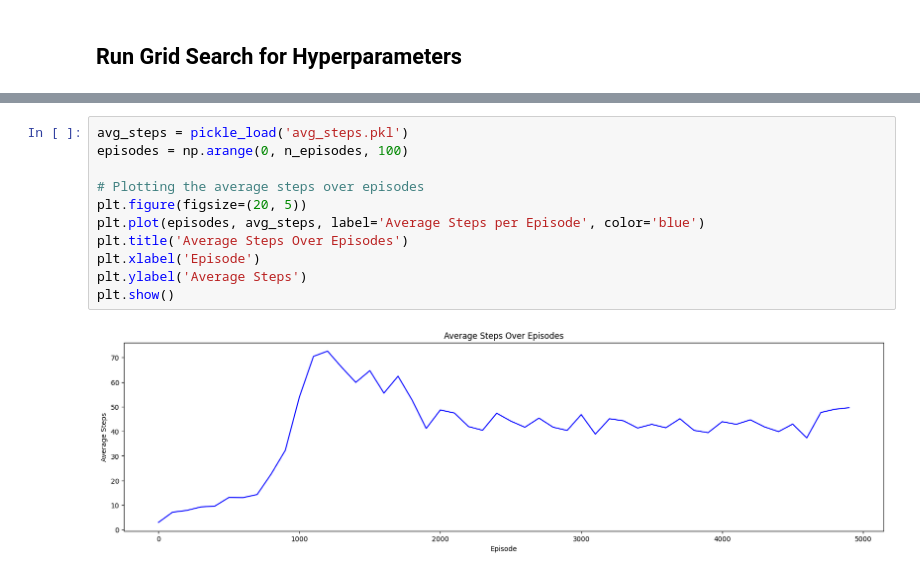
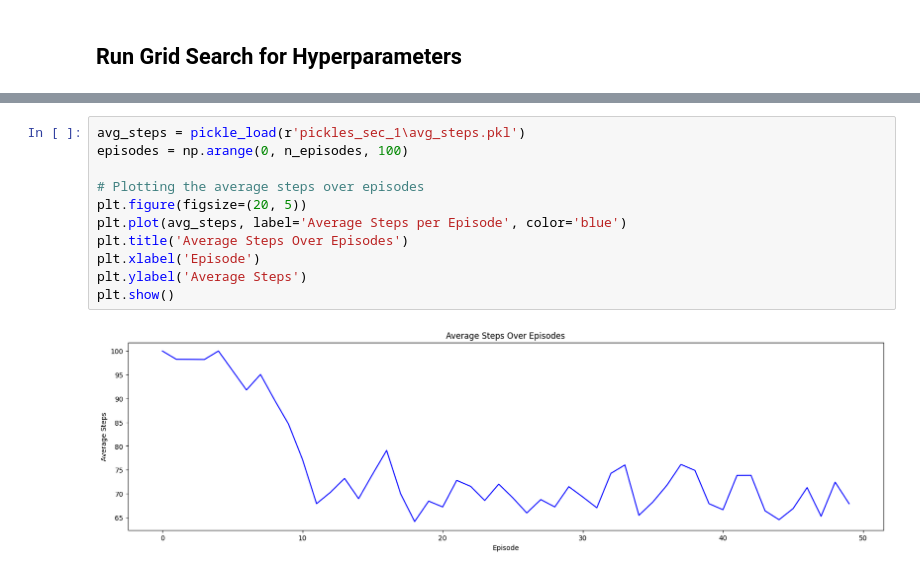
Before and after one commit to Lior-Nis/drl-hw1, a Jupyter notebook: sec1.ipynb, the cells around one changed output, grey strips where cells are left out. Drawn from its saved outputs; the diff is of its cells as text.

```diff
--- a/sec1.ipynb
+++ b/sec1.ipynb
@@ -225,13 +233,13 @@ plt.show()
 # %%
-avg_steps = pickle_load('avg_steps.pkl')
+avg_steps = pickle_load(r'pickles_sec_1\avg_steps.pkl')
 episodes = np.arange(0, n_episodes, 100)
 
 # Plotting the average steps over episodes
 plt.figure(figsize=(20, 5))
-plt.plot(episodes, avg_steps, label='Average Steps per Episode', color='blue')
+plt.plot(avg_steps, label='Average Steps per Episode', color='blue')
 plt.title('Average Steps Over Episodes')
 plt.xlabel('Episode')
 plt.ylabel('Average Steps')
 plt.show()
 # %% [output]
-[figure, old version]
+[figure, new version]
```
Also changed, not shown: parts of 7 cells of this notebook, 32 other files.
